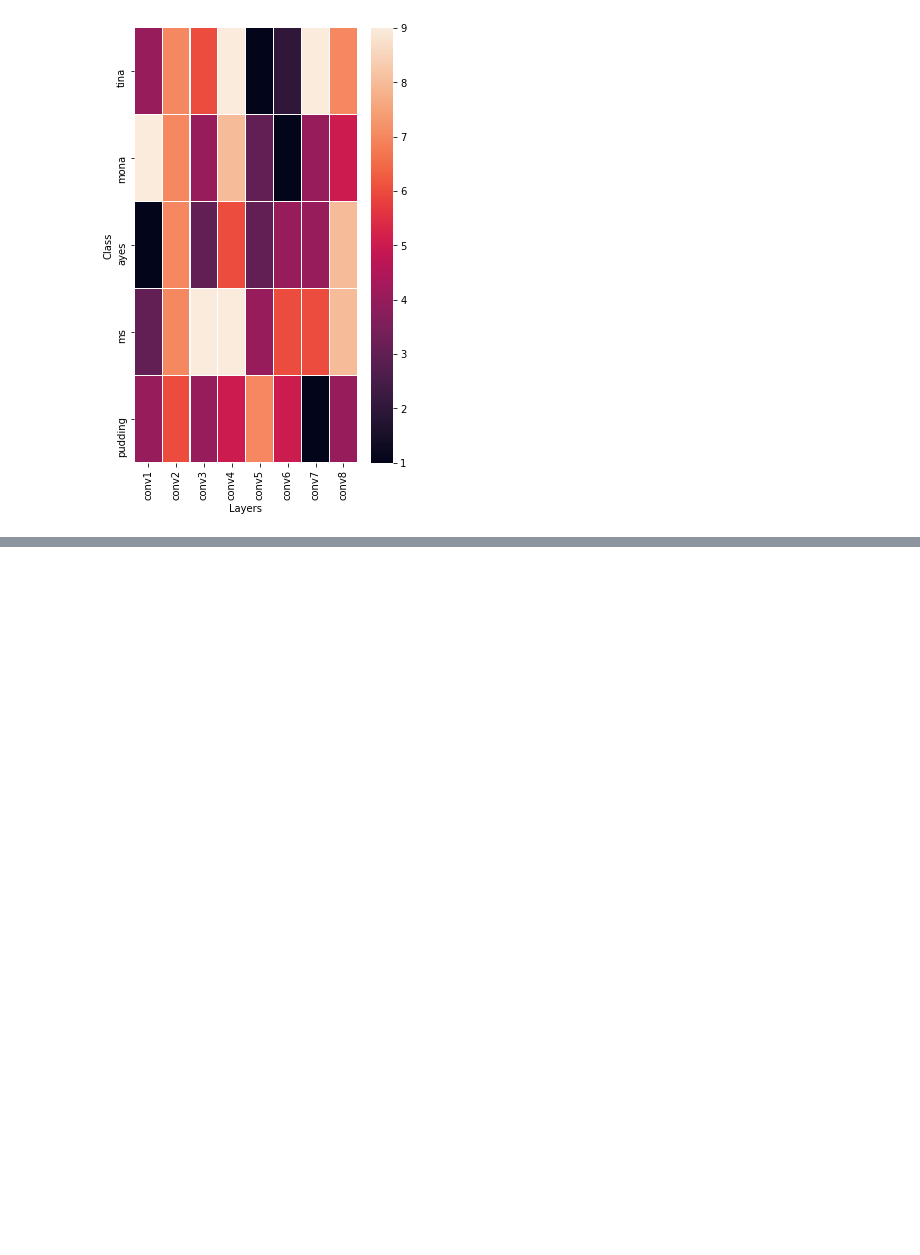
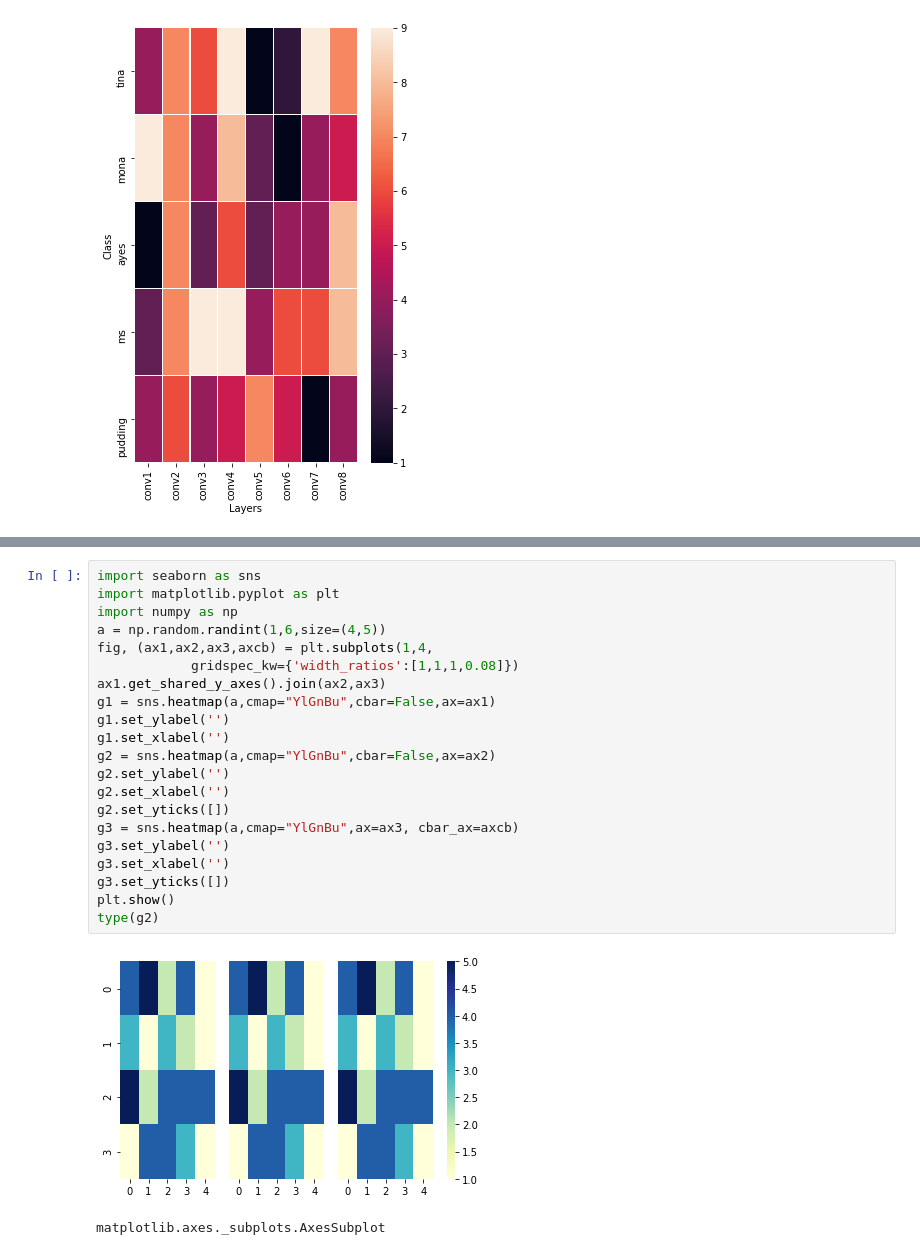
Before and after one commit to niazoys/Interpreting-and-Comparing-CNN, a Jupyter notebook: misc/garbage2.ipynb, the cells around one changed output, grey strips where cells are left out. Saved outputs shown, nothing was run; the diff lists cells and outputs as text; blank space fills up the shorter version.

```diff
--- a/misc/garbage2.ipynb
+++ b/misc/garbage2.ipynb
@@ -62,0 +94,24 @@ gen_IG_visualization(a,Layer_names,Class_labels)
+# %%
+import seaborn as sns
+import matplotlib.pyplot as plt
+import numpy as np
+a = np.random.randint(1,6,size=(4,5))
+fig, (ax1,ax2,ax3,axcb) = plt.subplots(1,4,
+            gridspec_kw={'width_ratios':[1,1,1,0.08]})
+ax1.get_shared_y_axes().join(ax2,ax3)
+g1 = sns.heatmap(a,cmap="YlGnBu",cbar=False,ax=ax1)
+g1.set_ylabel('')
+g1.set_xlabel('')
+g2 = sns.heatmap(a,cmap="YlGnBu",cbar=False,ax=ax2)
+g2.set_ylabel('')
+g2.set_xlabel('')
+g2.set_yticks([])
+g3 = sns.heatmap(a,cmap="YlGnBu",ax=ax3, cbar_ax=axcb)
+g3.set_ylabel('')
+g3.set_xlabel('')
+g3.set_yticks([])
+plt.show()
+type(g2)
+# %% [output]
+[figure, added]
+matplotlib.axes._subplots.AxesSubplot
```
Also changed, not shown: parts of 6 cells of this notebook, 1 other file.
